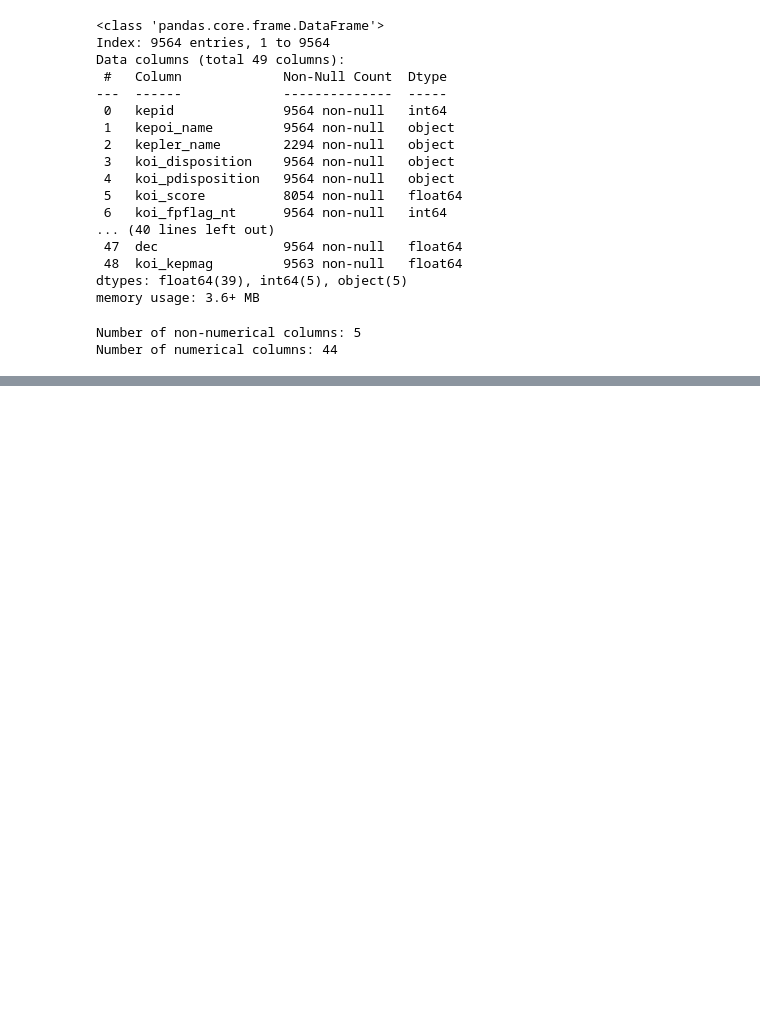
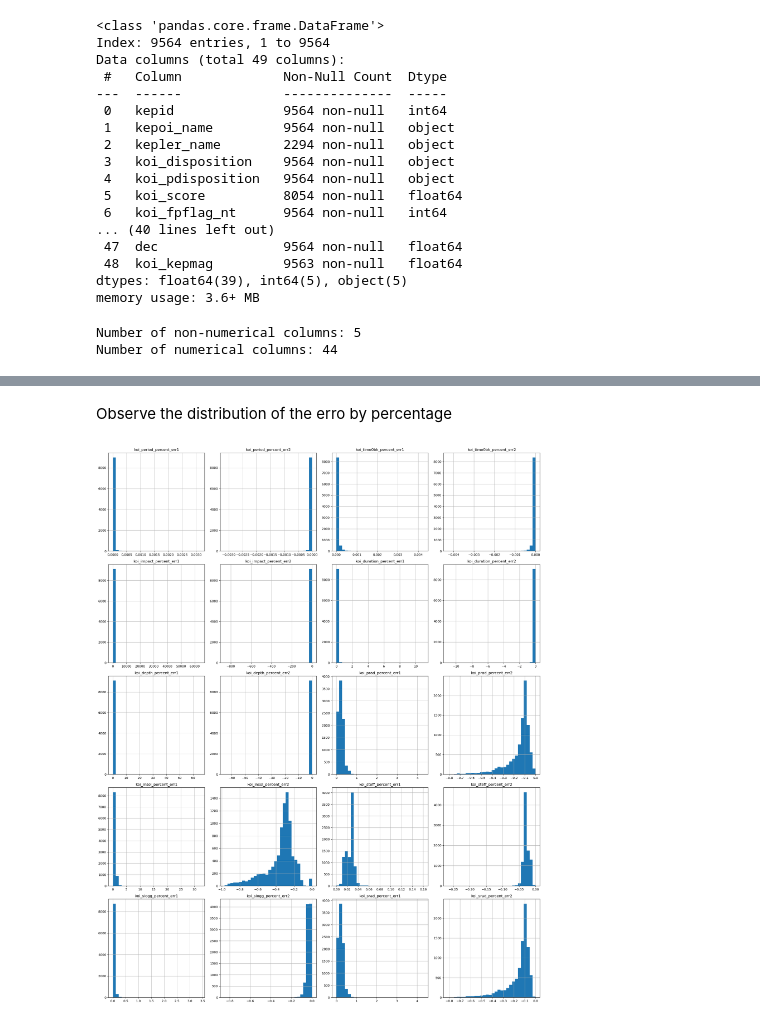
Before and after one commit to adrianveen/lhl_final_project, a Jupyter notebook: notebooks/exploration.ipynb, the cells around one changed output, grey strips where cells are left out. Cells and saved outputs as stored; diff of their text form; code cells hidden in the pictures; blank space fills up the shorter version.

```diff
--- a/notebooks/exploration.ipynb
+++ b/notebooks/exploration.ipynb
@@ -186,0 +400,14 @@ KIC Parameters:
+# %%
+prcnt_err = pd.DataFrame()
+
+for col1 in kois.columns:
+    for col2 in kois_err.columns:
+        # Check for col1_err
+        if re.match(f"^{re.escape(col1)}_err$", col2):
+            prcnt_err[f'{col1}_percent_err'] = kois_err[col2].div(kois[col1]).replace([np.inf, -np.inf], np.nan)
+        # Check for col1_err1
+        elif re.match(f"^{re.escape(col1)}_err1$", col2):
+            prcnt_err[f'{col1}_percent_err1'] = kois_err[col2].div(kois[col1]).replace([np.inf, -np.inf], np.nan)
+        # Check for col1_err2
+        elif re.match(f"^{re.escape(col1)}_err2$", col2):
+            prcnt_err[f'{col1}_percent_err2'] = kois_err[col2].div(kois[col1]).replace([np.inf, -np.inf], np.nan)
@@ -186,0 +431,18 @@ KIC Parameters:
+# %% [markdown]
+Observe the distribution of the erro by percentage
+# %%
+#create plots of distributions of prcnt_err
+
+# Setting up the figure with 5 rows and 4 columns
+fig, axes = plt.subplots(5,4, figsize=(20, 25))
+axes = axes.flatten() # Flatten the 2D array of axes for easy iterating
+
+# Plotting histograms for each column
+for i, col in enumerate(prcnt_err.columns):
+    prcnt_err[col].hist(ax=axes[i], bins=30)
+    axes[i].set_title(col)
+
+plt.tight_layout()
+plt.show()
+# %% [output]
+[figure, added]
```
Also changed, not shown: parts of 43 cells of this notebook.
